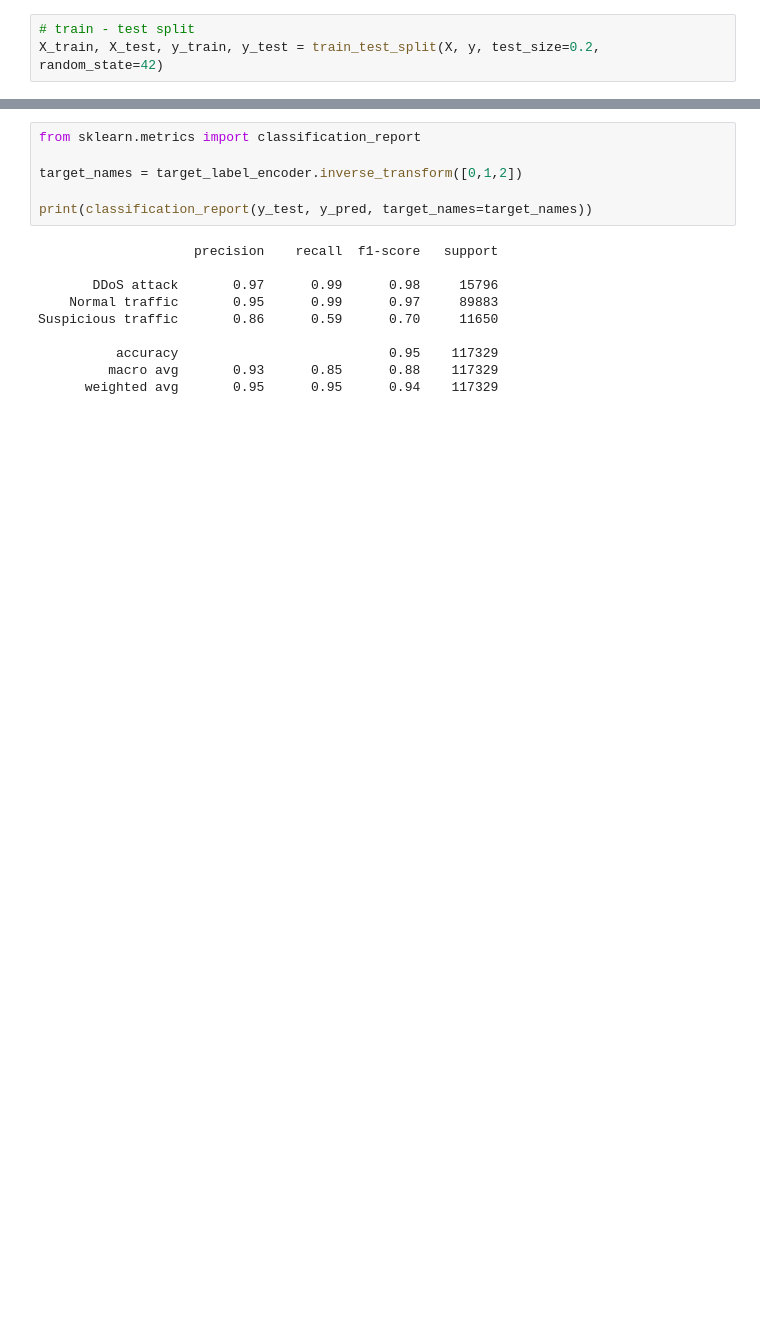
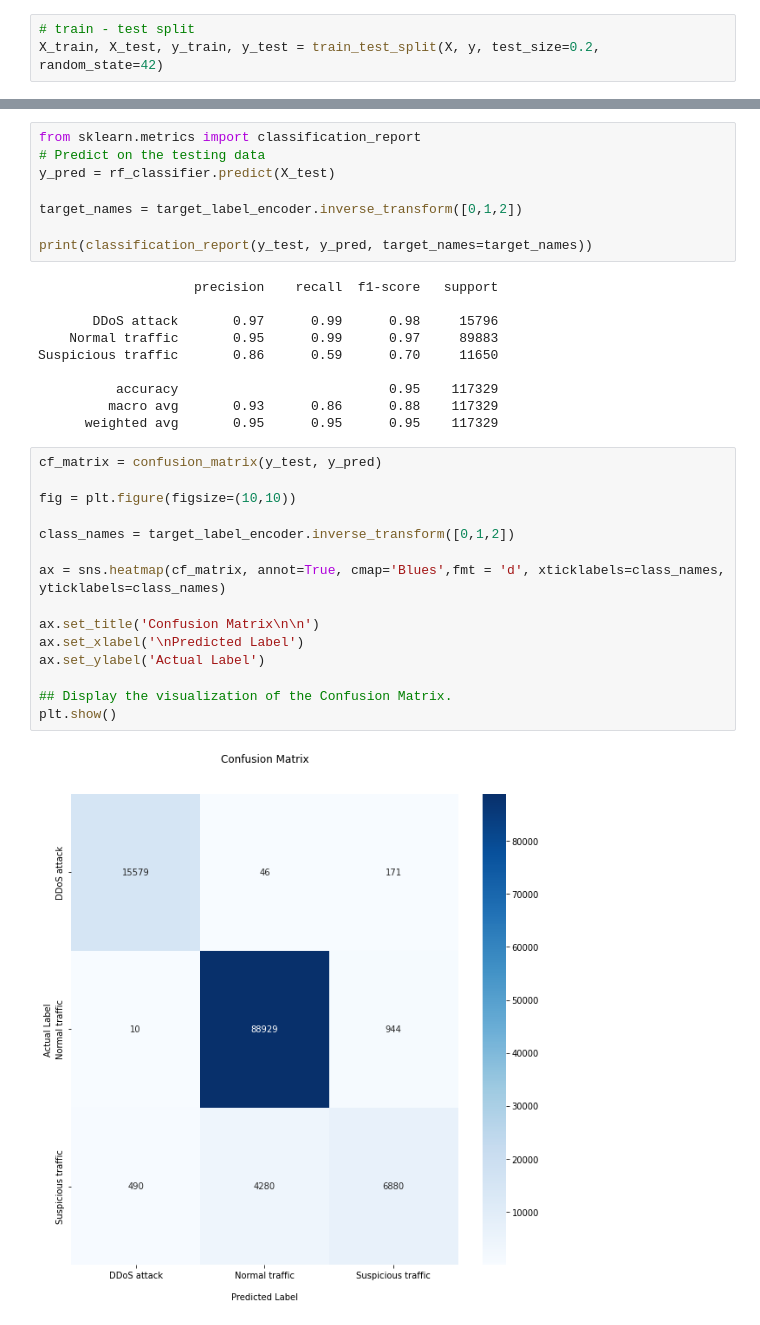
Before and after one commit to LordLokator/ADAML_24, a Jupyter notebook: notebooks/training.ipynb, the cells around one changed output, grey strips where cells are left out. Drawn from its saved outputs; the diff is of its cells as text; blank space fills up the shorter version.

```diff
--- a/notebooks/training.ipynb
+++ b/notebooks/training.ipynb
@@ -77,5 +75,7 @@ Accuracy: 0.9492708537531216
 # %%
 from sklearn.metrics import classification_report
+# Predict on the testing data
+y_pred = rf_classifier.predict(X_test)
 
 target_names = target_label_encoder.inverse_transform([0,1,2])
 
@@ -88,8 +88,25 @@ print(classification_report(y_test, y_pred, target_names=target_names))
 Suspicious traffic       0.86      0.59      0.70     11650
 
           accuracy                           0.95    117329
-         macro avg       0.93      0.85      0.88    117329
-      weighted avg       0.95      0.95      0.94    117329
+         macro avg       0.93      0.86      0.88    117329
+      weighted avg       0.95      0.95      0.95    117329
+# %%
+cf_matrix = confusion_matrix(y_test, y_pred)
+
+fig = plt.figure(figsize=(10,10))
+
+class_names = target_label_encoder.inverse_transform([0,1,2])
+
+ax = sns.heatmap(cf_matrix, annot=True, cmap='Blues',fmt = 'd', xticklabels=class_names, yticklabels=class_names)
+
+ax.set_title('Confusion Matrix\n\n')
+ax.set_xlabel('\nPredicted Label')
+ax.set_ylabel('Actual Label')
+
+## Display the visualization of the Confusion Matrix.
+plt.show()
+# %% [output]
+[figure, added]
 # %%
 # get target features
 data_df = valid_df_scaled.drop(columns=['Type'])
```
Also changed, not shown: parts of 12 cells of this notebook, 1 other file.
